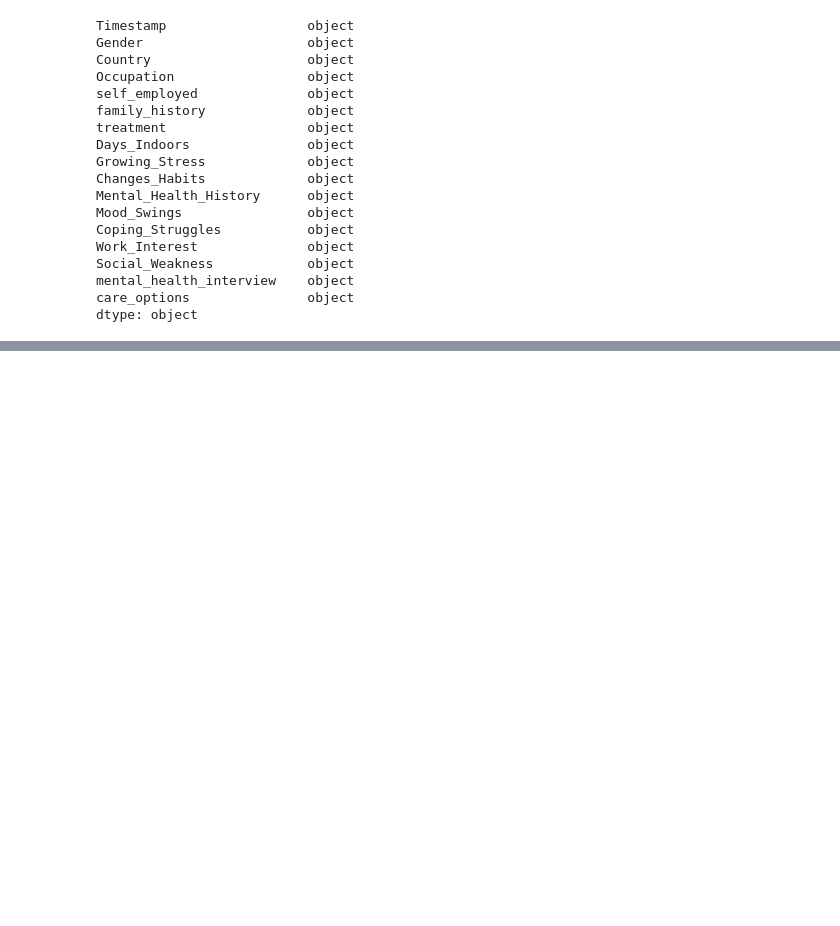
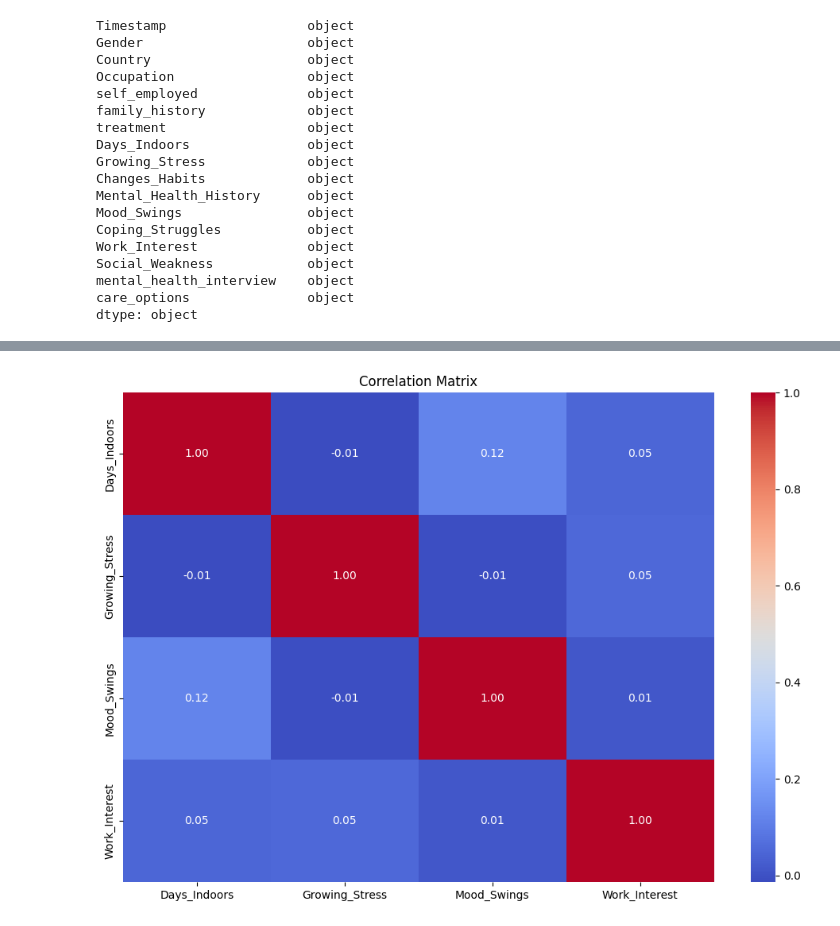
Before and after one commit to JuanAmpuero06/Es_salud_mental, a Jupyter notebook: notebooks/data-exploration.ipynb, the cells around one changed output, grey strips where cells are left out. Saved outputs shown, nothing was run; the diff lists cells and outputs as text; code cells hidden in the pictures; blank space fills up the shorter version.

```diff
--- a/notebooks/data-exploration.ipynb
+++ b/notebooks/data-exploration.ipynb
@@ -81,0 +96,16 @@ dtype: object
+# %%
+# Convertir columnas relevantes a valores numéricos (si aún no se ha hecho)
+df['Days_Indoors'] = df['Days_Indoors'].map({'1-14 days': 1, '15-30 days': 2, 'More than 30 days': 3})
+df['Growing_Stress'] = df['Growing_Stress'].map({'Yes': 1, 'No': 0})
+df['Mood_Swings'] = df['Mood_Swings'].map({'Low': 0, 'Medium': 1, 'High': 2})
+df['Work_Interest'] = df['Work_Interest'].map({'No': 0, 'Maybe': 1, 'Yes': 2})
+
+# Calcular la matriz de correlación
+correlation_matrix = df.corr(numeric_only=True)
+
+# Crear un mapa de calor para visualizar la matriz de correlación
+plt.figure(figsize=(12, 8))
+sns.heatmap(correlation_matrix, annot=True, cmap='coolwarm', fmt='.2f')
+plt.title('Correlation Matrix')
+plt.show()
+# %% [output]
@@ -81,0 +113 @@ dtype: object
+[figure, added]
```
Also changed, not shown: parts of 7 cells of this notebook, 3 other files.
